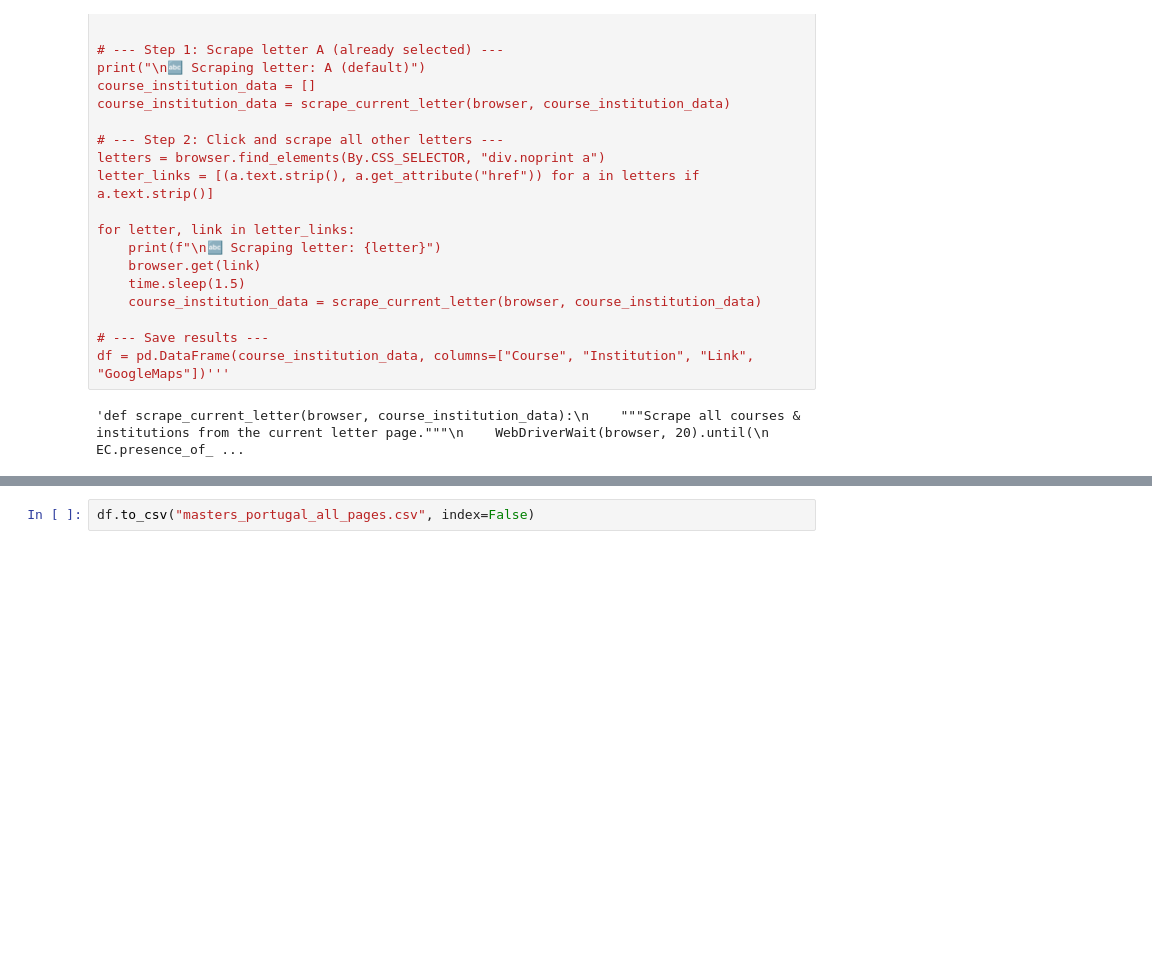
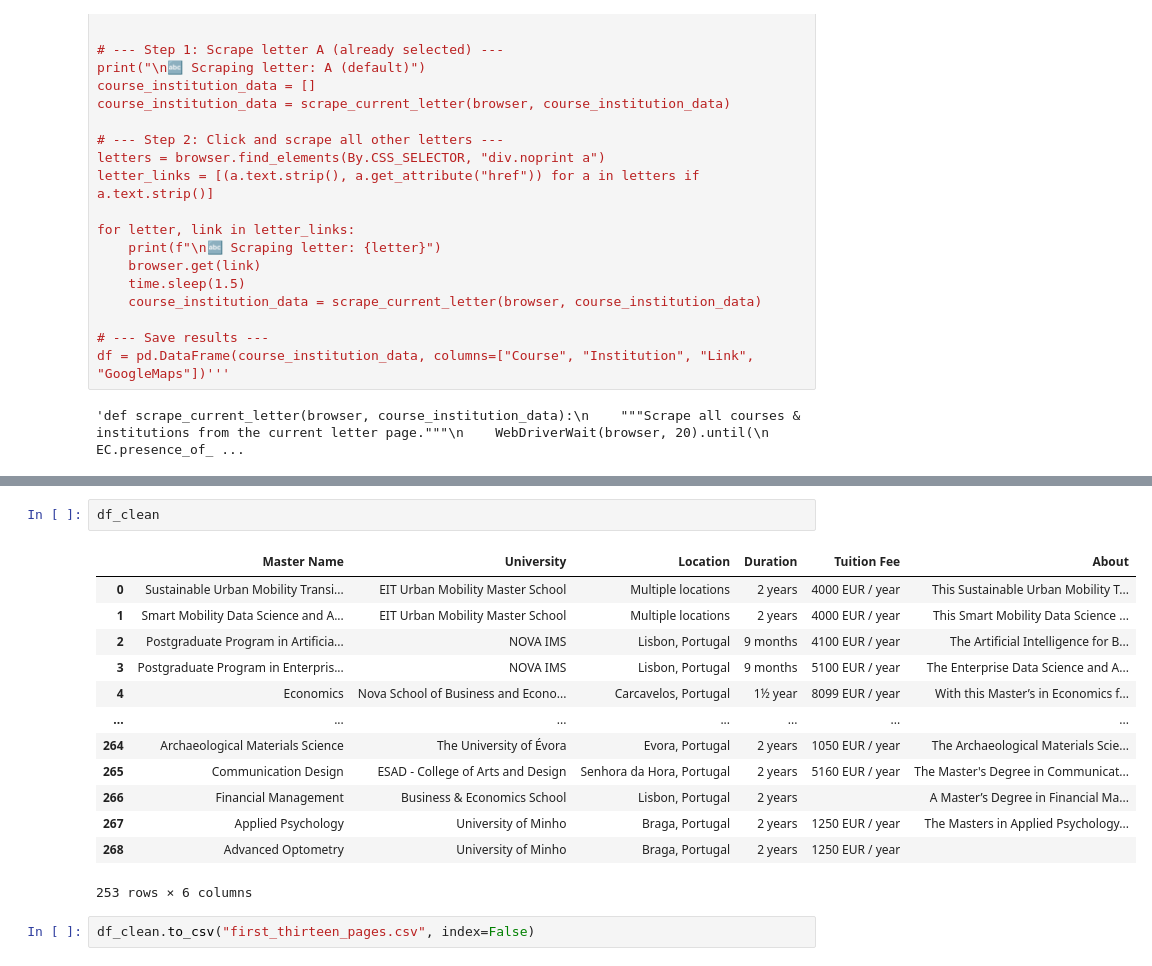
Before and after one commit to FHunter2005/Capstone_Project, a Jupyter notebook: notebooks/web_scrapping.ipynb, the cells around one changed output, grey strips where cells are left out. Saved outputs shown, nothing was run; the diff lists cells and outputs as text; blank space fills up the shorter version.

```diff
--- a/notebooks/web_scrapping.ipynb
+++ b/notebooks/web_scrapping.ipynb
@@ -449,2 +336,18 @@ df
+# %%
+df_clean
+# %% [output]
+|  | Master Name | University | Location | Duration | Tuition Fee | About |
+| 0 | Sustainable Urban Mobility Transi... | EIT Urban Mobility Master School | Multiple locations | 2 years | 4000 EUR / year | This Sustainable Urban Mobility T... |
+| 1 | Smart Mobility Data Science and A... | EIT Urban Mobility Master School | Multiple locations | 2 years | 4000 EUR / year | This Smart Mobility Data Science ... |
+| 2 | Postgraduate Program in Artificia... | NOVA IMS | Lisbon, Portugal | 9 months | 4100 EUR / year | The Artificial Intelligence for B... |
+| 3 | Postgraduate Program in Enterpris... | NOVA IMS | Lisbon, Portugal | 9 months | 5100 EUR / year | The Enterprise Data Science and A... |
+| 4 | Economics | Nova School of Business and Econo... | Carcavelos, Portugal | 1½ year | 8099 EUR / year | With this Master’s in Economics f... |
+| ... | ... | ... | ... | ... | ... | ... |
+| 264 | Archaeological Materials Science | The University of Évora | Evora, Portugal | 2 years | 1050 EUR / year | The Archaeological Materials Scie... |
+| 265 | Communication Design | ESAD - College of Arts and Design | Senhora da Hora, Portugal | 2 years | 5160 EUR / year | The Master's Degree in Communicat... |
+| 266 | Financial Management | Business & Economics School | Lisbon, Portugal | 2 years |  | A Master’s Degree in Financial Ma... |
+| 267 | Applied Psychology | University of Minho | Braga, Portugal | 2 years | 1250 EUR / year | The Masters in Applied Psychology... |
+| 268 | Advanced Optometry | University of Minho | Braga, Portugal | 2 years | 1250 EUR / year |  |
+253 rows × 6 columns
 # %%
-df.to_csv("masters_portugal_all_pages.csv", index=False)
+df_clean.to_csv("first_thirteen_pages.csv", index=False)
```
Also changed, not shown: parts of 9 cells of this notebook, 2 other files.
